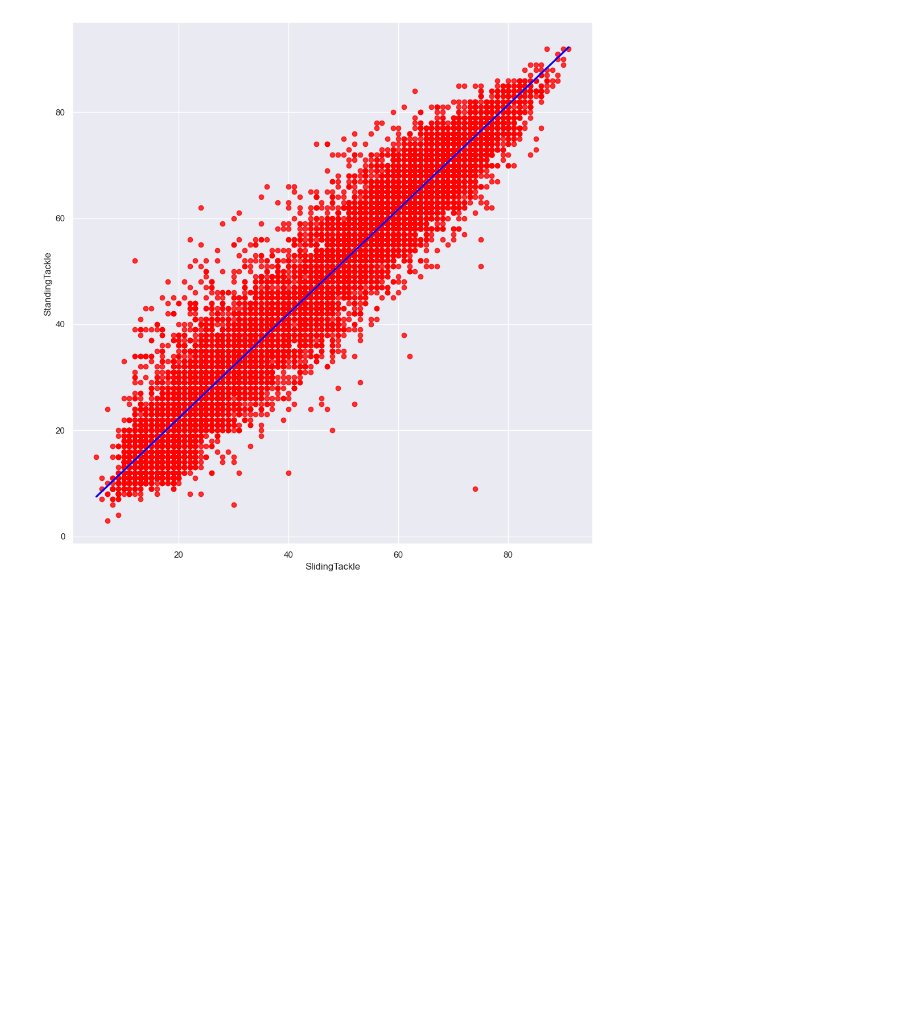
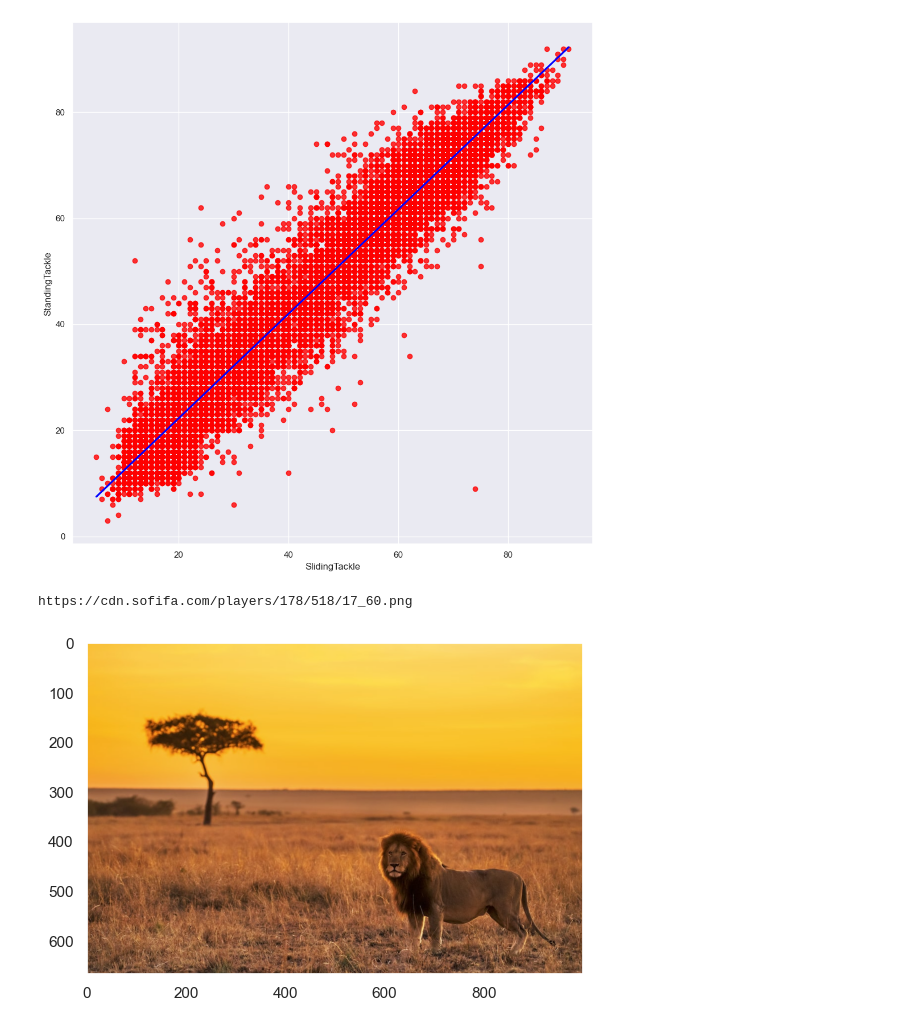
Before and after one commit to MaxWell-73/Data-Analysis, a Jupyter notebook: Python_Libraries/Matplotlib-Seaborn/Matplotlib_Seaborn.ipynb, the cells around one changed output. Saved outputs shown, nothing was run; the diff lists cells and outputs as text; code cells hidden in the pictures; blank space fills up the shorter version.

```diff
--- a/Python_Libraries/Matplotlib-Seaborn/Matplotlib_Seaborn.ipynb
+++ b/Python_Libraries/Matplotlib-Seaborn/Matplotlib_Seaborn.ipynb
@@ -249,0 +255,4 @@ g.set_axis_labels("SlidingTackle", "StandingTackle")
+# %%
+print(photos[1])
+# %% [output]
+https://cdn.sofifa.com/players/178/518/17_60.png
@@ -249,0 +272,13 @@ g.set_axis_labels("SlidingTackle", "StandingTackle")
+# %%
+ubic = r'D:\Fisica\Física Semestre 7\Termodinámica Experimental\codigos e imagenes\exp 3\pruebargb.jpg'
+path=ubic
+
+image = Image.open(r''+path+'')
+
+image_np_array = np.array(image)
+img_color = image_np_array
+
+plt.imshow(img_color)
+plt.grid(None)
+# %% [output]
+[figure, added]
```
Also changed, not shown: parts of 6 cells of this notebook.
